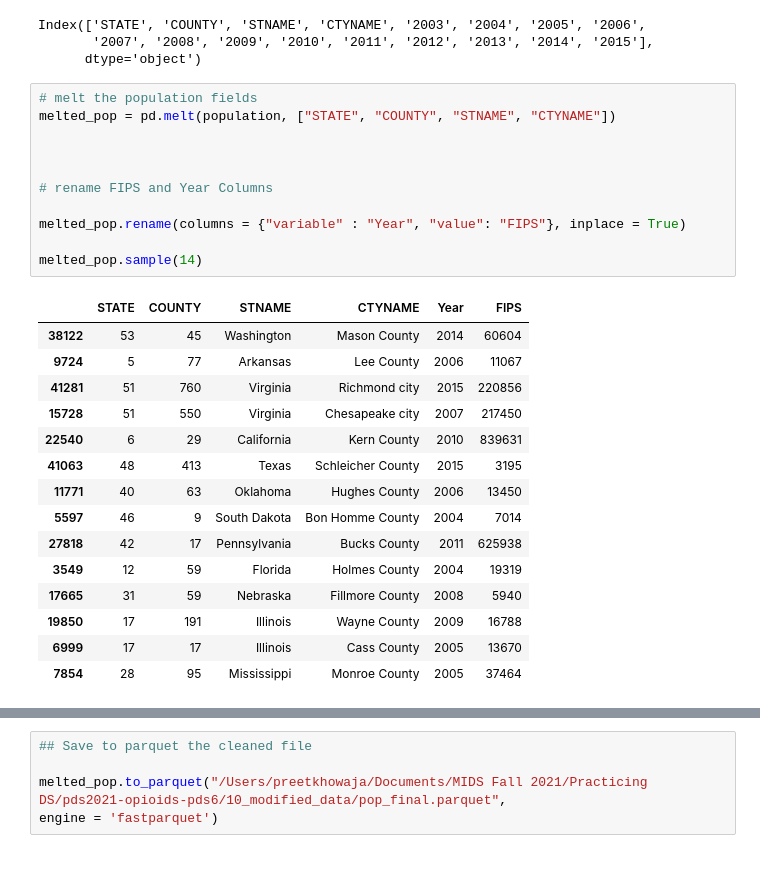
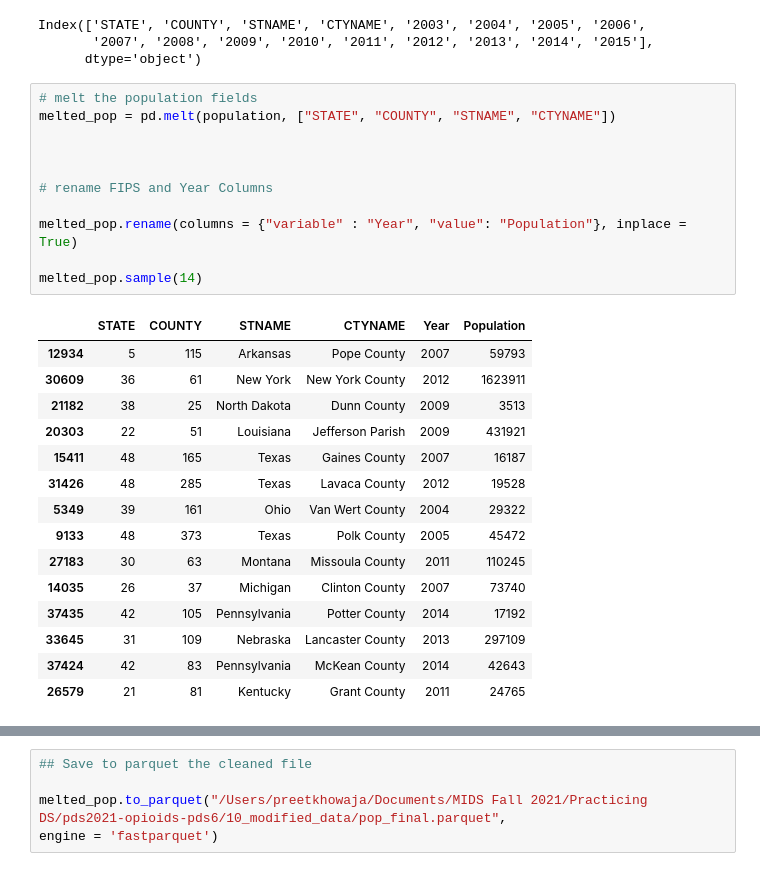
Before and after one commit to ShiningYang0207/opioid-control-policy, a Jupyter notebook: 20_modeling/clean_pop.ipynb, the cells around one changed output, grey strips where cells are left out. Drawn from its saved outputs; the diff is of its cells as text.

Commit message:
sorry i made a crazy mistake in the population file

```diff
--- a/20_modeling/clean_pop.ipynb
+++ b/20_modeling/clean_pop.ipynb
@@ -84,27 +84,27 @@ Index(['STATE', 'COUNTY', 'STNAME', 'CTYNAME', '2003', '2004', '2005', '2006',
 # %%
 # melt the population fields
 melted_pop = pd.melt(population, ["STATE", "COUNTY", "STNAME", "CTYNAME"])
 
 
 
 # rename FIPS and Year Columns
 
-melted_pop.rename(columns = {"variable" : "Year", "value": "FIPS"}, inplace = True)
+melted_pop.rename(columns = {"variable" : "Year", "value": "Population"}, inplace = True)
 
 melted_pop.sample(14)
 # %% [output]
-|  | STATE | COUNTY | STNAME | CTYNAME | Year | FIPS |
-| 38122 | 53 | 45 | Washington | Mason County | 2014 | 60604 |
-| 9724 | 5 | 77 | Arkansas | Lee County | 2006 | 11067 |
-| 41281 | 51 | 760 | Virginia | Richmond city | 2015 | 220856 |
-| 15728 | 51 | 550 | Virginia | Chesapeake city | 2007 | 217450 |
-| 22540 | 6 | 29 | California | Kern County | 2010 | 839631 |
-| 41063 | 48 | 413 | Texas | Schleicher County | 2015 | 3195 |
-| 11771 | 40 | 63 | Oklahoma | Hughes County | 2006 | 13450 |
-| 5597 | 46 | 9 | South Dakota | Bon Homme County | 2004 | 7014 |
-| 27818 | 42 | 17 | Pennsylvania | Bucks County | 2011 | 625938 |
-| 3549 | 12 | 59 | Florida | Holmes County | 2004 | 19319 |
-| 17665 | 31 | 59 | Nebraska | Fillmore County | 2008 | 5940 |
-| 19850 | 17 | 191 | Illinois | Wayne County | 2009 | 16788 |
-| 6999 | 17 | 17 | Illinois | Cass County | 2005 | 13670 |
-| 7854 | 28 | 95 | Mississippi | Monroe County | 2005 | 37464 |
+|  | STATE | COUNTY | STNAME | CTYNAME | Year | Population |
+| 12934 | 5 | 115 | Arkansas | Pope County | 2007 | 59793 |
+| 30609 | 36 | 61 | New York | New York County | 2012 | 1623911 |
+| 21182 | 38 | 25 | North Dakota | Dunn County | 2009 | 3513 |
+| 20303 | 22 | 51 | Louisiana | Jefferson Parish | 2009 | 431921 |
+| 15411 | 48 | 165 | Texas | Gaines County | 2007 | 16187 |
+| 31426 | 48 | 285 | Texas | Lavaca County | 2012 | 19528 |
+| 5349 | 39 | 161 | Ohio | Van Wert County | 2004 | 29322 |
+| 9133 | 48 | 373 | Texas | Polk County | 2005 | 45472 |
+| 27183 | 30 | 63 | Montana | Missoula County | 2011 | 110245 |
+| 14035 | 26 | 37 | Michigan | Clinton County | 2007 | 73740 |
+| 37435 | 42 | 105 | Pennsylvania | Potter County | 2014 | 17192 |
+| 33645 | 31 | 109 | Nebraska | Lancaster County | 2013 | 297109 |
+| 37424 | 42 | 83 | Pennsylvania | McKean County | 2014 | 42643 |
+| 26579 | 21 | 81 | Kentucky | Grant County | 2011 | 24765 |
```
Also changed, not shown: parts of 2 cells of this notebook.
